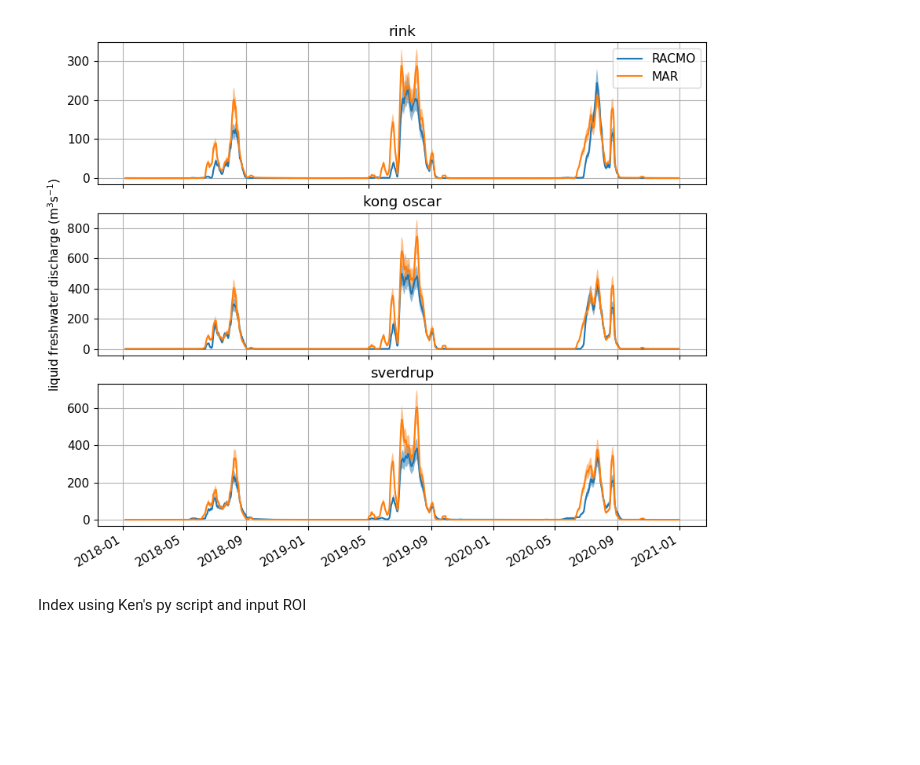
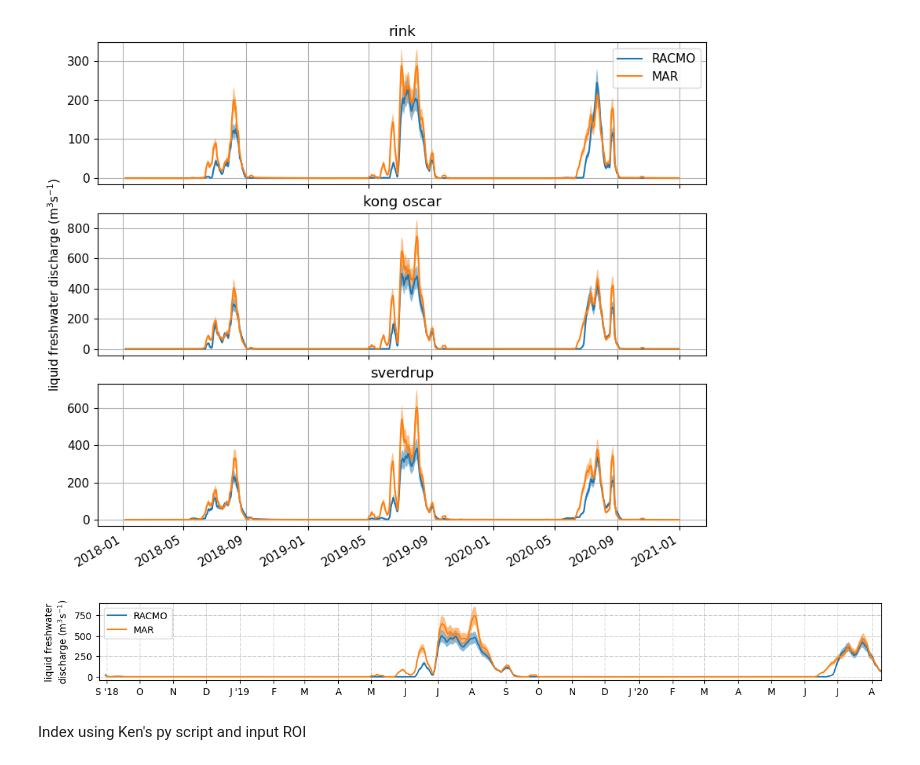
Before and after one commit to mjzahn/glacier_discharge, a Jupyter notebook: liquid_freshwater_discharge.ipynb, the cells around one changed output. Saved outputs shown, nothing was run; the diff lists cells and outputs as text; code cells hidden in the pictures; blank space fills up the shorter version.

Commit message:
add kong oscar plot

```diff
--- a/liquid_freshwater_discharge.ipynb
+++ b/liquid_freshwater_discharge.ipynb
@@ -458,6 +458,32 @@ axs[2].set_title("sverdrup")
 axs[2].grid();
 # %% [output]
 [figure]
+# %%
+# plot just Kong Oscar
+plt.rcParams["figure.figsize"] = (15,1.5)
+plt.rcParams['font.size'] = 10
+
+months = pd.period_range(np.datetime64('2018-09'), freq='M', periods=24).strftime('%Y-%m').tolist()
+ticks = ["S '18","O",'N','D',"J '19",'F','M','A','M','J','J','A','S','O','N','D',"J '20",'F','M','A','M','J','J','A']
+
+KO_racmo_7d = KO_racmo_ds.sel(time=slice("2018-08-25","2020-08-10")).discharge.sum(dim=['station','basin_type']).rolling(time=7).mean()
+KO_racmo_7d.plot(label='RACMO')
+KO_mar_7d = KO_mar_ds.sel(time=slice("2018-08-25","2020-08-10")).discharge.sum(dim=['station','basin_type']).rolling(time=7).mean()
+KO_mar_7d.plot(label='MAR')
+# add 15% error
+plt.fill_between(KO_racmo_7d.time.values, KO_racmo_7d+KO_racmo_7d*0.15, KO_racmo_7d-KO_racmo_7d*0.15, alpha=0.5)
+plt.fill_between(KO_mar_7d.time.values, KO_mar_7d+KO_mar_7d*0.15, KO_mar_7d-KO_mar_7d*0.15, alpha=0.5)
+# plt.title("kong oscar")
+plt.xlabel("")
+plt.ylabel("liquid freshwater\ndischarge (m$^3$s$^{-1}$)")
+plt.xticks(months, ticks, rotation=0, horizontalalignment = 'center')
+plt.xlim([np.datetime64("2018-08-25"),np.datetime64("2020-08-10")])
+plt.grid(linestyle='-.', linewidth=0.5)
+plt.legend(loc="upper left")
+
+plt.savefig("../code/figures/fjord_subplots/KO_runoff.png", bbox_inches="tight", dpi=300)
+# %% [output]
+[figure, added]
 # %% [markdown]
 Index using Ken's py script and input ROI
 # %%
```
